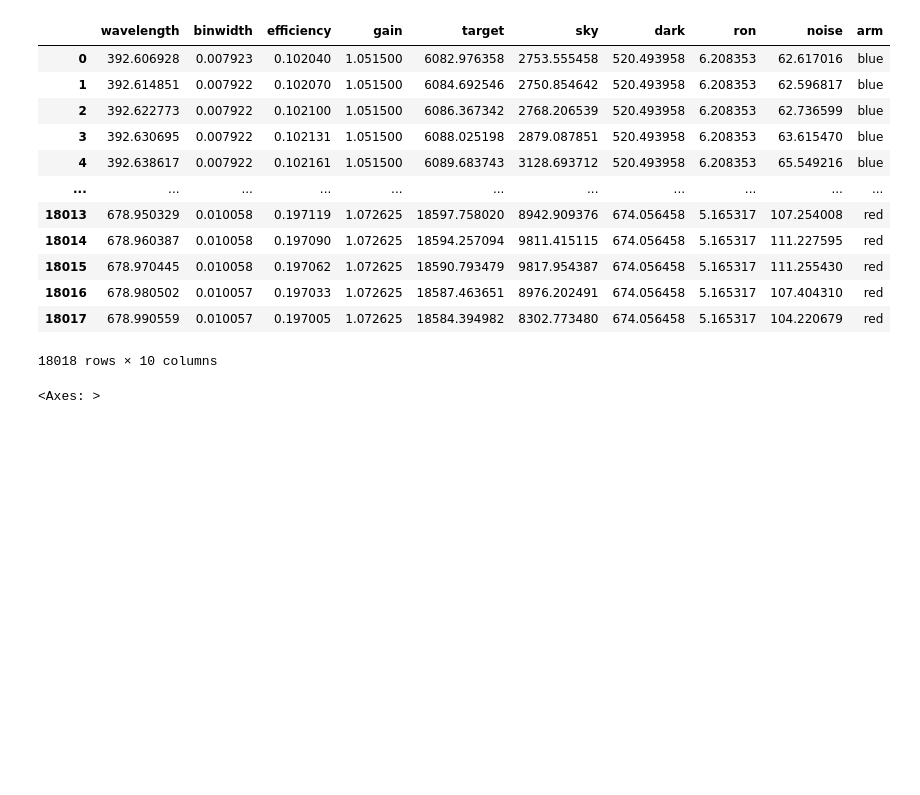
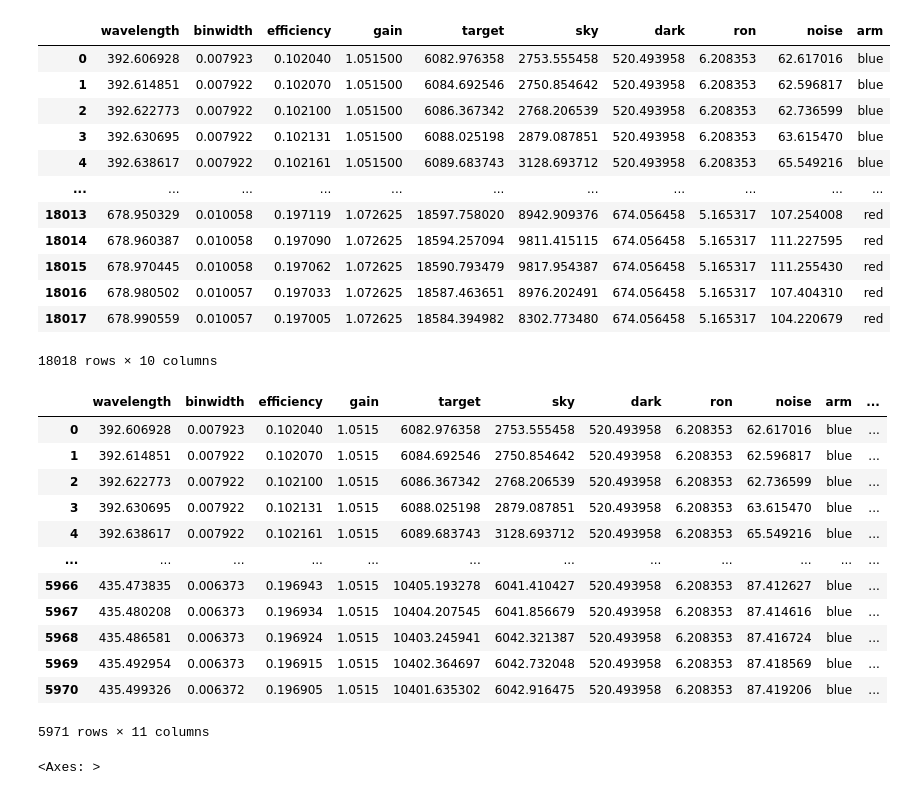
Before and after one commit to NicoGalvarino/simpaqs, a Jupyter notebook: test_ETC.ipynb, the cells around one changed output. Drawn from its saved outputs; the diff is of its cells as text; code cells hidden in the pictures; blank space fills up the shorter version.

```diff
--- a/test_ETC.ipynb
+++ b/test_ETC.ipynb
@@ -127,6 +127,22 @@ tbl_pd
 | 18016 | 678.980502 | 0.010057 | 0.197033 | 1.072625 | 18587.463651 | 8976.202491 | 674.056458 | 5.165317 | 107.404310 | red |
 | 18017 | 678.990559 | 0.010057 | 0.197005 | 1.072625 | 18584.394982 | 8302.773480 | 674.056458 | 5.165317 | 104.220679 | red |
 18018 rows × 10 columns
+# %%
+tbl_pd.loc[tbl_pd['arm']=='blue']
+# %% [output]
+|  | wavelength | binwidth | efficiency | gain | target | sky | dark | ron | noise | arm | ... |
+| 0 | 392.606928 | 0.007923 | 0.102040 | 1.0515 | 6082.976358 | 2753.555458 | 520.493958 | 6.208353 | 62.617016 | blue | ... |
+| 1 | 392.614851 | 0.007922 | 0.102070 | 1.0515 | 6084.692546 | 2750.854642 | 520.493958 | 6.208353 | 62.596817 | blue | ... |
+| 2 | 392.622773 | 0.007922 | 0.102100 | 1.0515 | 6086.367342 | 2768.206539 | 520.493958 | 6.208353 | 62.736599 | blue | ... |
+| 3 | 392.630695 | 0.007922 | 0.102131 | 1.0515 | 6088.025198 | 2879.087851 | 520.493958 | 6.208353 | 63.615470 | blue | ... |
+| 4 | 392.638617 | 0.007922 | 0.102161 | 1.0515 | 6089.683743 | 3128.693712 | 520.493958 | 6.208353 | 65.549216 | blue | ... |
+| ... | ... | ... | ... | ... | ... | ... | ... | ... | ... | ... | ... |
+| 5966 | 435.473835 | 0.006373 | 0.196943 | 1.0515 | 10405.193278 | 6041.410427 | 520.493958 | 6.208353 | 87.412627 | blue | ... |
+| 5967 | 435.480208 | 0.006373 | 0.196934 | 1.0515 | 10404.207545 | 6041.856679 | 520.493958 | 6.208353 | 87.414616 | blue | ... |
+| 5968 | 435.486581 | 0.006373 | 0.196924 | 1.0515 | 10403.245941 | 6042.321387 | 520.493958 | 6.208353 | 87.416724 | blue | ... |
+| 5969 | 435.492954 | 0.006373 | 0.196915 | 1.0515 | 10402.364697 | 6042.732048 | 520.493958 | 6.208353 | 87.418569 | blue | ... |
+| 5970 | 435.499326 | 0.006372 | 0.196905 | 1.0515 | 10401.635302 | 6042.916475 | 520.493958 | 6.208353 | 87.419206 | blue | ... |
+5971 rows × 11 columns
 # %%
 tbl_pd['binwidth'].hist()
 # %% [output]
```
Also changed, not shown: parts of 7 cells of this notebook, 9 other files.
